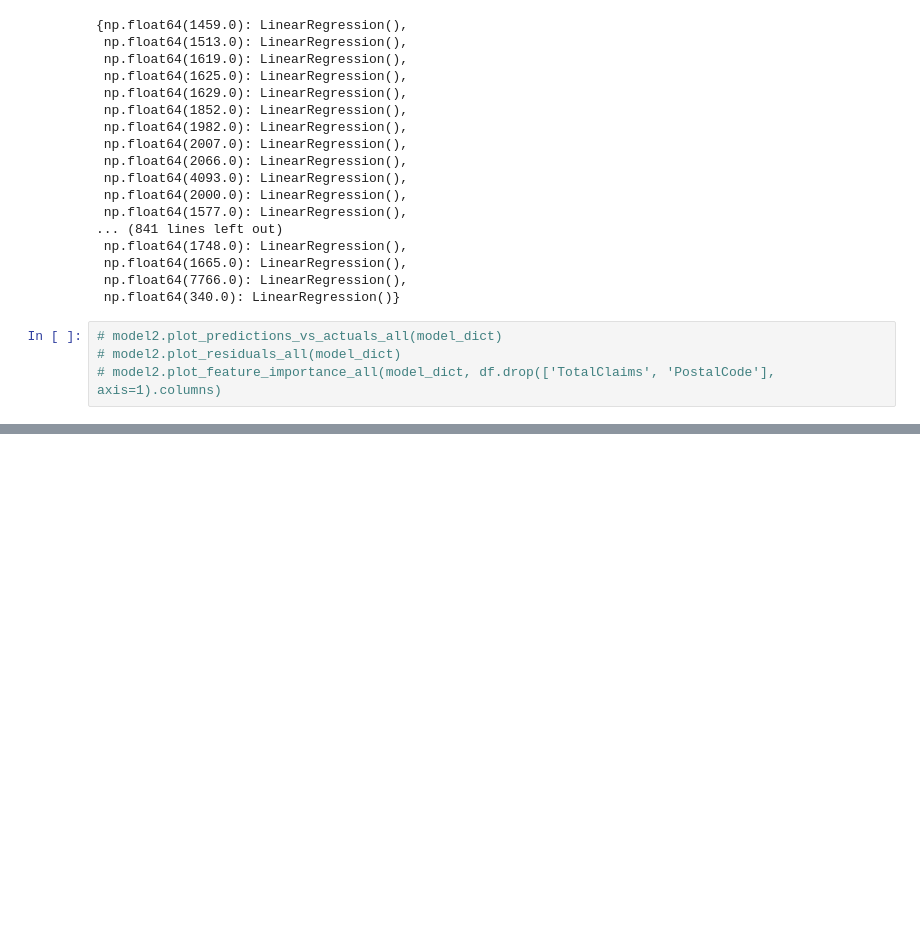
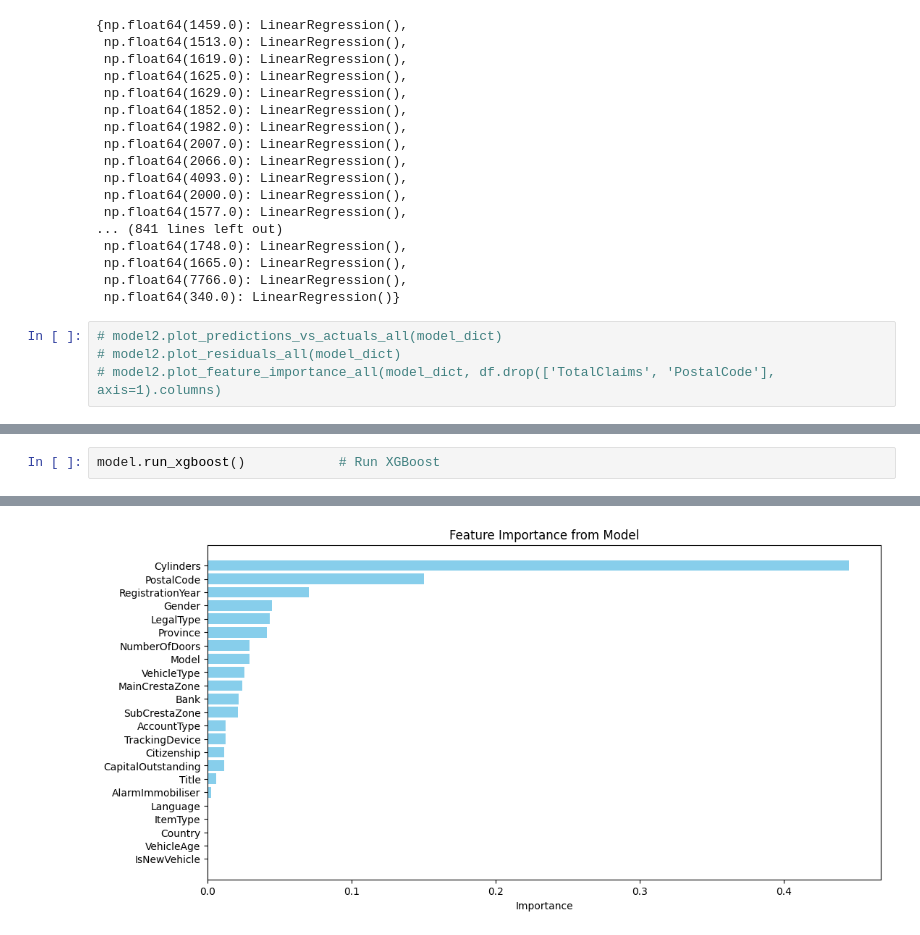
Before and after one commit to Marta233/Insurance_Claim_Analysis, a Jupyter notebook: notebook/Modeling.ipynb, the cells around one changed output, grey strips where cells are left out. Drawn from its saved outputs; the diff is of its cells as text; blank space fills up the shorter version.

```diff
--- a/notebook/Modeling.ipynb
+++ b/notebook/Modeling.ipynb
@@ -176,0 +151,3 @@ XGBoost RMSE: 0.7162801638138491, R²: 0.01378448159209178
+# %%
+model.run_xgboost()            # Run XGBoost
+# %% [output]
@@ -176,0 +156 @@ XGBoost RMSE: 0.7162801638138491, R²: 0.01378448159209178
+[figure, added]
```
Also changed, not shown: parts of 8 cells of this notebook, 1 other file.
